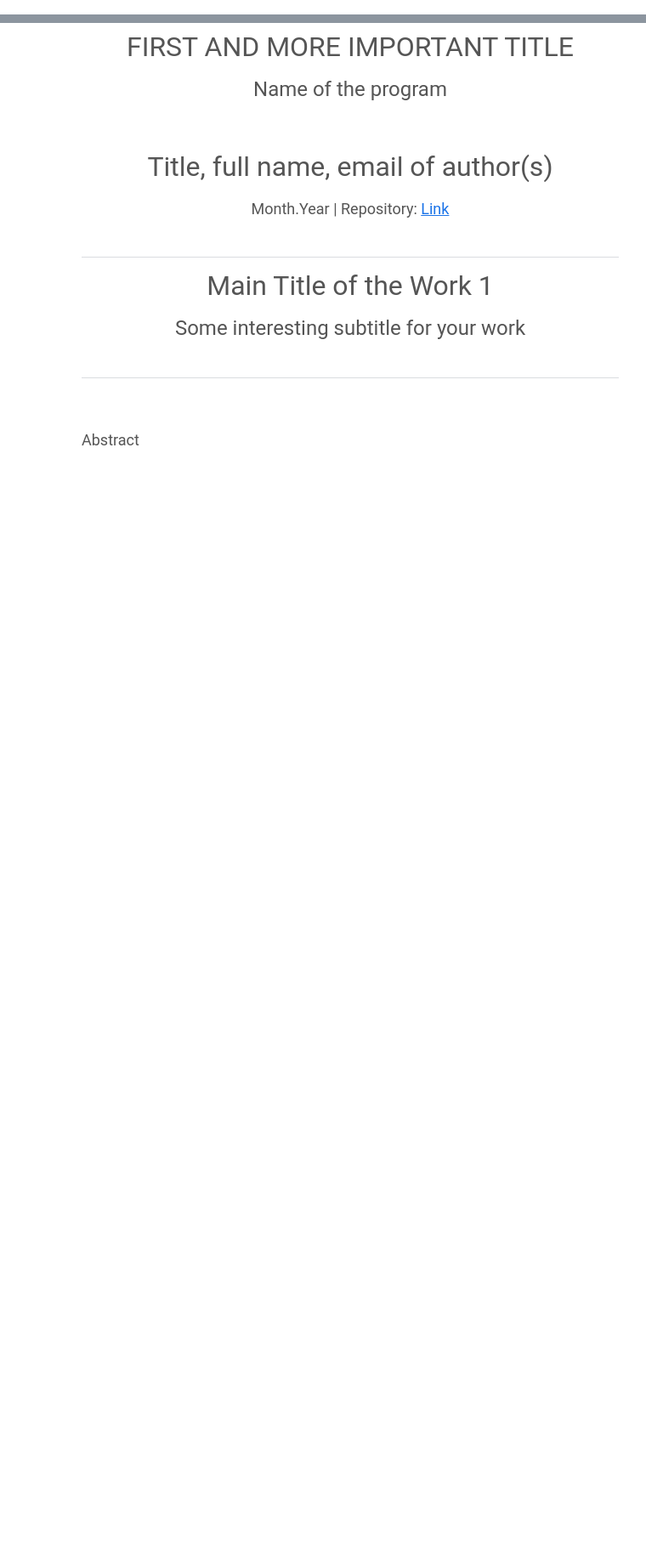
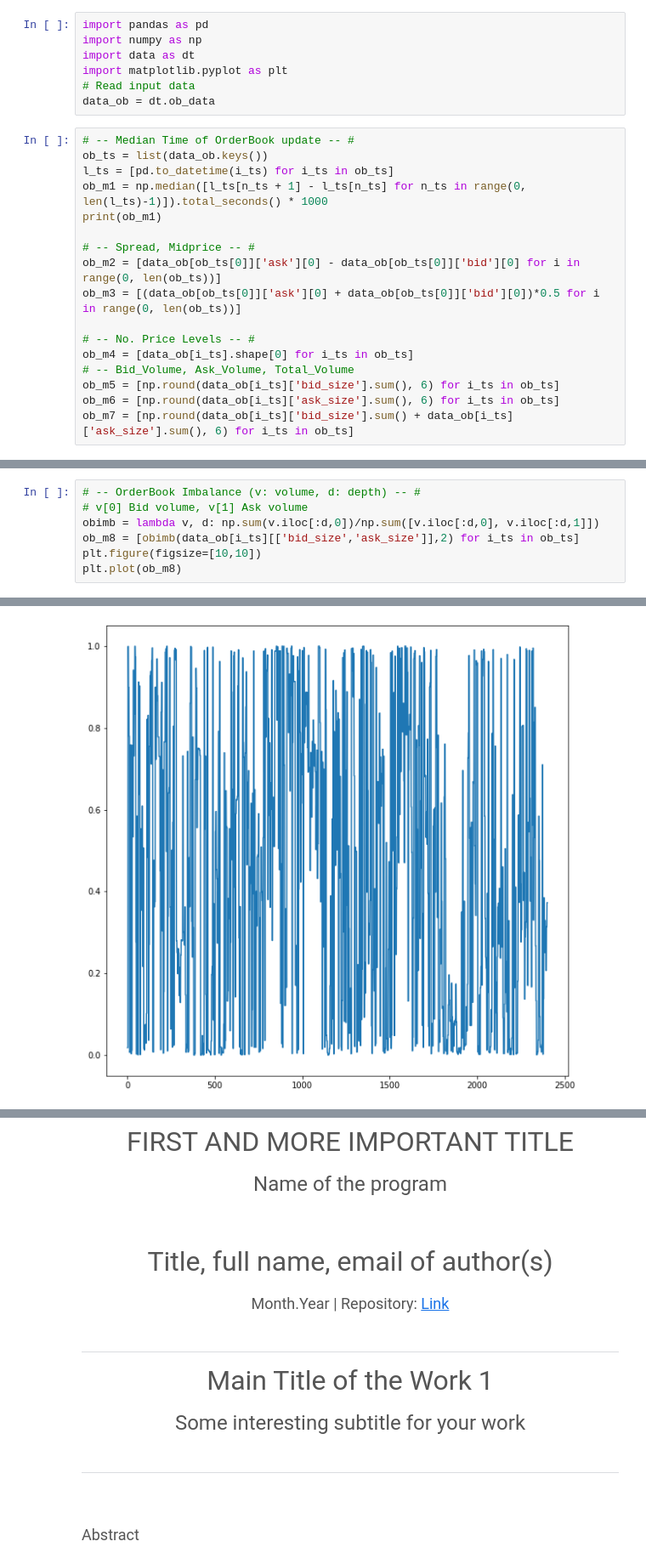
Before and after one commit to MoyMFO/first_workshop, a Jupyter notebook: notebook.ipynb, the cells around one changed output, grey strips where cells are left out. Shown at 85% size. Cells and saved outputs as stored; diff of their text form; blank space fills up the shorter version.

Commit message:
More metrics were added. Also, visualization progress was reached

```diff
--- a/notebook.ipynb
+++ b/notebook.ipynb
@@ -20,0 +3,24 @@ ob_data = {i_ob: pd.DataFrame(ob_data[i_ob])[['bid_size','bid','ask','ask_size']
+# %%
+import pandas as pd
+import numpy as np
+import data as dt
+import matplotlib.pyplot as plt
+# Read input data
+data_ob = dt.ob_data
+# %%
+# -- Median Time of OrderBook update -- #
+ob_ts = list(data_ob.keys())
+l_ts = [pd.to_datetime(i_ts) for i_ts in ob_ts]
+ob_m1 = np.median([l_ts[n_ts + 1] - l_ts[n_ts] for n_ts in range(0, len(l_ts)-1)]).total_seconds() * 1000
+print(ob_m1)
+
+# -- Spread, Midprice -- #
+ob_m2 = [data_ob[ob_ts[0]]['ask'][0] - data_ob[ob_ts[0]]['bid'][0] for i in range(0, len(ob_ts))]
+ob_m3 = [(data_ob[ob_ts[0]]['ask'][0] + data_ob[ob_ts[0]]['bid'][0])*0.5 for i in range(0, len(ob_ts))]
+
+# -- No. Price Levels -- #
+ob_m4 = [data_ob[i_ts].shape[0] for i_ts in ob_ts]
+# -- Bid_Volume, Ask_Volume, Total_Volume
+ob_m5 = [np.round(data_ob[i_ts]['bid_size'].sum(), 6) for i_ts in ob_ts]
+ob_m6 = [np.round(data_ob[i_ts]['ask_size'].sum(), 6) for i_ts in ob_ts]
+ob_m7 = [np.round(data_ob[i_ts]['bid_size'].sum() + data_ob[i_ts]['ask_size'].sum(), 6) for i_ts in ob_ts]
@@ -20,0 +29,8 @@ ob_data = {i_ob: pd.DataFrame(ob_data[i_ob])[['bid_size','bid','ask','ask_size']
+# %%
+# -- OrderBook Imbalance (v: volume, d: depth) -- #
+# v[0] Bid volume, v[1] Ask volume
+obimb = lambda v, d: np.sum(v.iloc[:d,0])/np.sum([v.iloc[:d,0], v.iloc[:d,1]])
+ob_m8 = [obimb(data_ob[i_ts][['bid_size','ask_size']],2) for i_ts in ob_ts]
+plt.figure(figsize=[10,10])
+plt.plot(ob_m8)
+# %% [output]
@@ -20,0 +38 @@ ob_data = {i_ob: pd.DataFrame(ob_data[i_ob])[['bid_size','bid','ask','ask_size']
+[figure, added]
```
Also changed, not shown: parts of 5 cells of this notebook, 3 other files.
